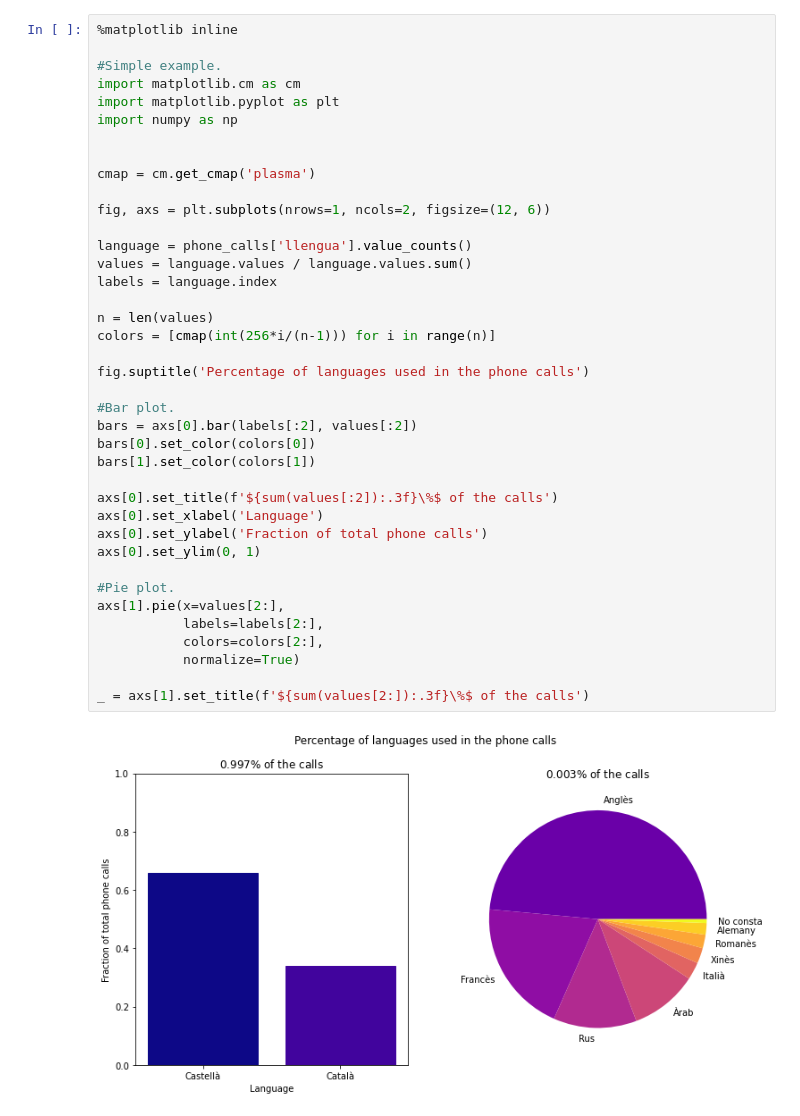
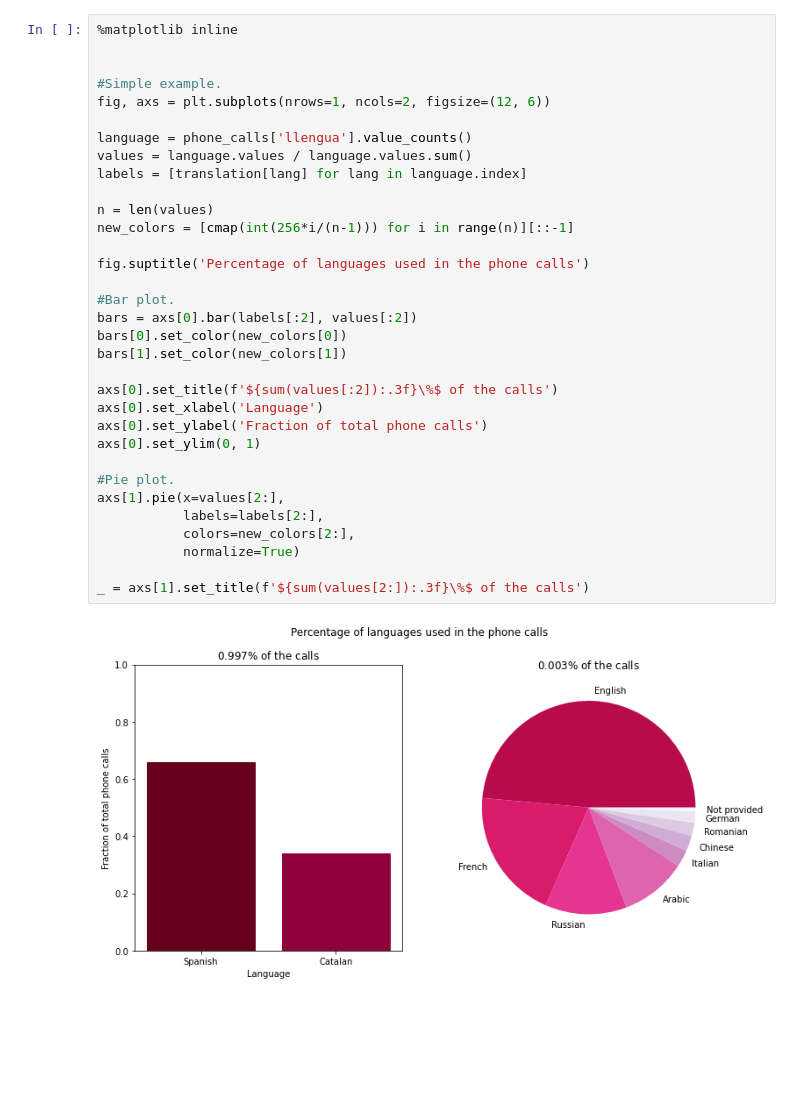
Before and after one commit to AdriaMeca/Dashboard, a Jupyter notebook: gender-violence.ipynb, the cells around one changed output. Drawn from its saved outputs; the diff is of its cells as text; blank space fills up the shorter version.

Commit message:
I've changed the colors and corrected some mistakes.

```diff
--- a/gender-violence.ipynb
+++ b/gender-violence.ipynb
@@ -51,41 +76,35 @@ Text(0.5, 0.95, 'Is there any correlation?')
 # %%
 %matplotlib inline
 
+
 #Simple example.
-import matplotlib.cm as cm
-import matplotlib.pyplot as plt
-import numpy as np
-
-
-cmap = cm.get_cmap('plasma')
-
 fig, axs = plt.subplots(nrows=1, ncols=2, figsize=(12, 6))
 
 language = phone_calls['llengua'].value_counts()
 values = language.values / language.values.sum()
-labels = language.index
+labels = [translation[lang] for lang in language.index]
 
 n = len(values)
-colors = [cmap(int(256*i/(n-1))) for i in range(n)]
+new_colors = [cmap(int(256*i/(n-1))) for i in range(n)][::-1]
 
 fig.suptitle('Percentage of languages used in the phone calls')
 
 #Bar plot.
 bars = axs[0].bar(labels[:2], values[:2])
-bars[0].set_color(colors[0])
-bars[1].set_color(colors[1])
+bars[0].set_color(new_colors[0])
+bars[1].set_color(new_colors[1])
 
 axs[0].set_title(f'${sum(values[:2]):.3f}\%$ of the calls')
 axs[0].set_xlabel('Language')
 axs[0].set_ylabel('Fraction of total phone calls')
 axs[0].set_ylim(0, 1)
 
 #Pie plot.
 axs[1].pie(x=values[2:],
            labels=labels[2:],
-           colors=colors[2:],
+           colors=new_colors[2:],
            normalize=True)
 
 _ = axs[1].set_title(f'${sum(values[2:]):.3f}\%$ of the calls')
 # %% [output]
-[figure, old version]
+[figure, new version]
```
Also changed, not shown: parts of 7 cells of this notebook.
